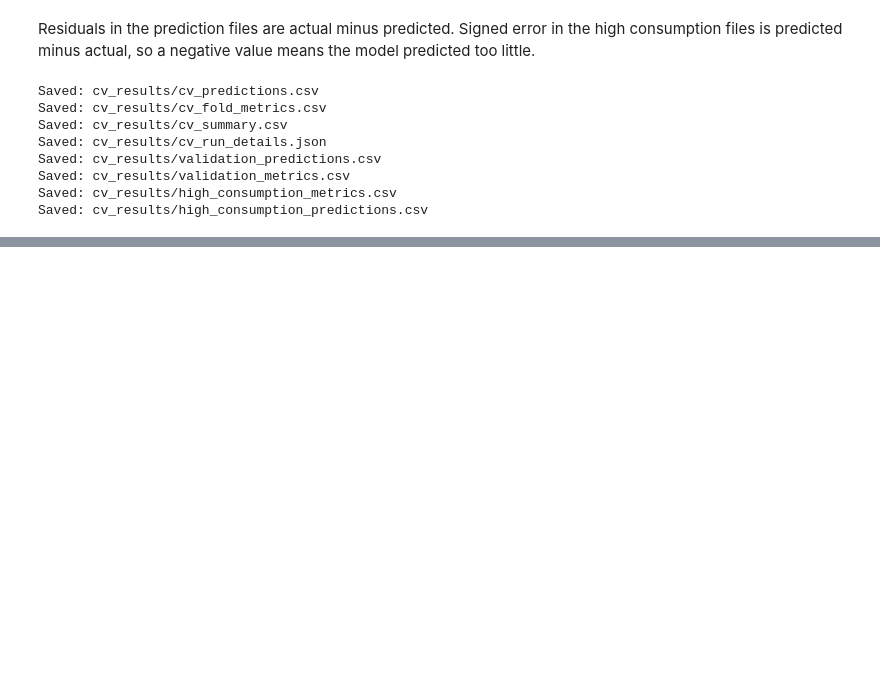
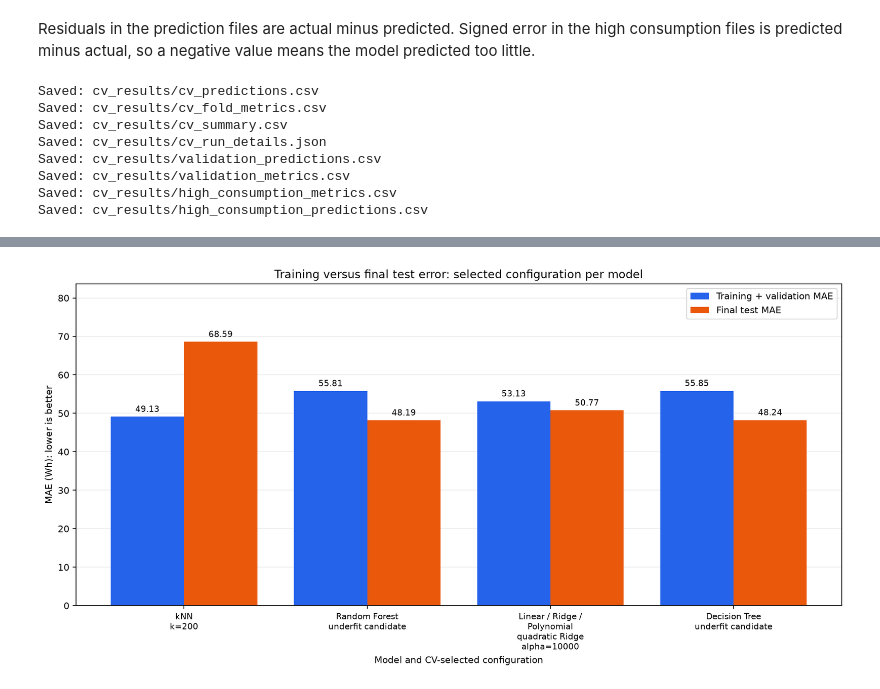
Before and after one commit to AndyLopezCoding/MachineLearningProject, a Jupyter notebook: MachineLearningProject.ipynb, the cells around one changed output, grey strips where cells are left out. Cells and saved outputs as stored; diff of their text form; code cells hidden in the pictures; blank space fills up the shorter version.

```diff
--- a/MachineLearningProject.ipynb
+++ b/MachineLearningProject.ipynb
@@ -906,0 +1272,28 @@ Saved: cv_results/high_consumption_predictions.csv
+# %%
+# Final test comparison uses only the frozen, CV-selected settings.
+selected_graph_scores = main_tuning_results.loc[
+    main_tuning_results["configuration"].notna()].copy()
+positions = np.arange(len(selected_graph_scores))
+fig, ax = plt.subplots(figsize=(12, 6), constrained_layout=True)
+train_bars = ax.bar(positions - 0.2, selected_graph_scores["refit_train_MAE_Wh"],
+                    width=0.4, label="Training + validation MAE", color="#2563eb")
+test_bars = ax.bar(positions + 0.2, selected_graph_scores["test_MAE_Wh"],
+                   width=0.4, label="Final test MAE", color="#ea580c")
+ax.bar_label(train_bars, fmt="%.2f", padding=3, fontsize=9)
+ax.bar_label(test_bars, fmt="%.2f", padding=3, fontsize=9)
+ax.set_xticks(positions)
+ax.set_xticklabels([
+    textwrap.fill(family, width=25) + "\n" + textwrap.fill(configuration, width=25)
+    for family, configuration in zip(selected_graph_scores["family"],
+                                      selected_graph_scores["configuration"])
+], fontsize=9)
+ax.set(title="Training versus final test error: selected configuration per model",
+       xlabel="Model and CV-selected configuration", ylabel="MAE (Wh): lower is better")
+ax.set_ylim(0, selected_graph_scores[["refit_train_MAE_Wh", "test_MAE_Wh"]].to_numpy().max() * 1.22)
+ax.grid(axis="y", alpha=0.25)
+ax.set_axisbelow(True)
+ax.legend()
+fig.savefig(graph_output_dir / "selected_train_vs_test.png", dpi=160, bbox_inches="tight")
+plt.show()
+# %% [output]
+[figure, added]
```
Also changed, not shown: parts of 16 cells of this notebook, 9 other files.
